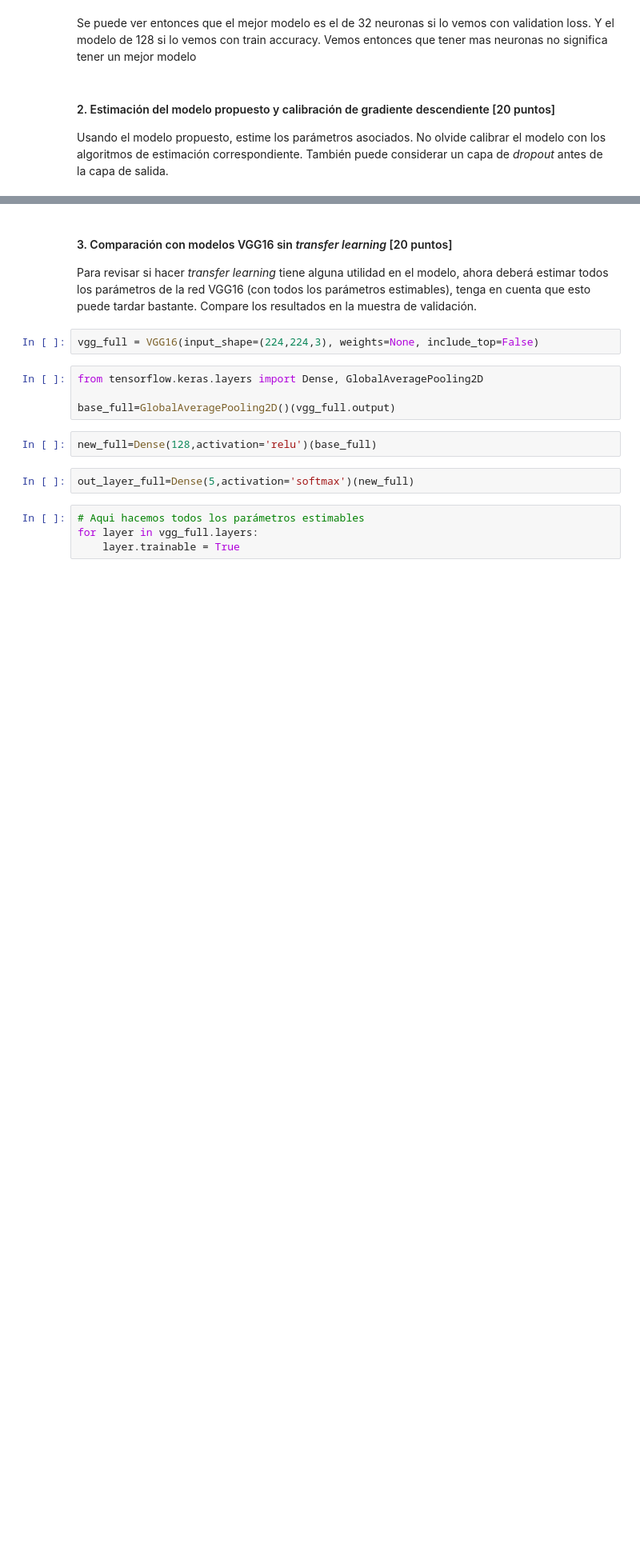
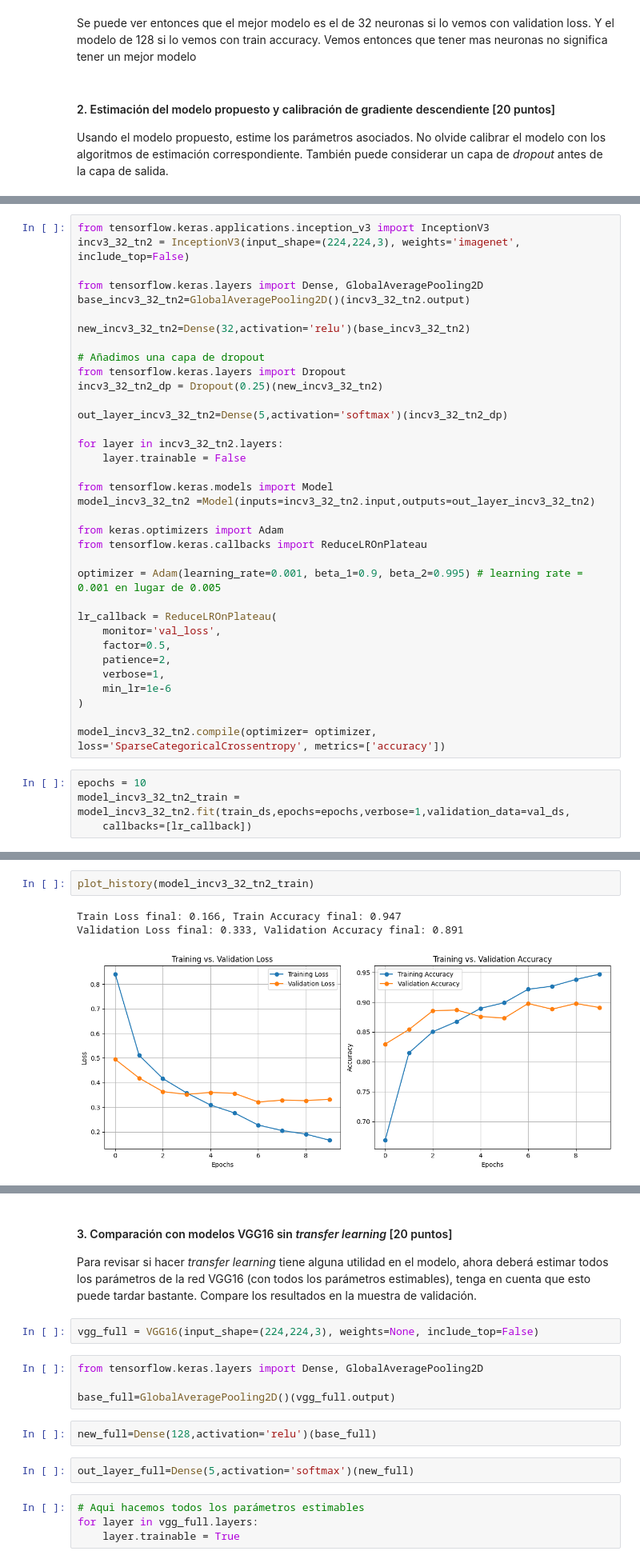
Before and after one commit to juankquintana/deep_learning, a Jupyter notebook: Semana 6/Casos/Caso 1 Sem 6/S6LC2 Caso 1 5 modelos.ipynb, the cells around one changed output, grey strips where cells are left out. Shown at 80% size. Drawn from its saved outputs; the diff is of its cells as text; blank space fills up the shorter version.

```diff
--- a/Semana 6/Casos/Caso 1 Sem 6/S6LC2 Caso 1 5 modelos.ipynb
+++ b/Semana 6/Casos/Caso 1 Sem 6/S6LC2 Caso 1 5 modelos.ipynb
@@ -671,0 +677,39 @@ Usando el modelo propuesto, estime los parámetros asociados. No olvide calibrar
+# %%
+from tensorflow.keras.applications.inception_v3 import InceptionV3
+incv3_32_tn2 = InceptionV3(input_shape=(224,224,3), weights='imagenet', include_top=False)
+
+from tensorflow.keras.layers import Dense, GlobalAveragePooling2D
+base_incv3_32_tn2=GlobalAveragePooling2D()(incv3_32_tn2.output)
+
+new_incv3_32_tn2=Dense(32,activation='relu')(base_incv3_32_tn2)
+
+# Añadimos una capa de dropout
+from tensorflow.keras.layers import Dropout
+incv3_32_tn2_dp = Dropout(0.25)(new_incv3_32_tn2)
+
+out_layer_incv3_32_tn2=Dense(5,activation='softmax')(incv3_32_tn2_dp)
+
+for layer in incv3_32_tn2.layers:
+    layer.trainable = False
+
+from tensorflow.keras.models import Model
+model_incv3_32_tn2 =Model(inputs=incv3_32_tn2.input,outputs=out_layer_incv3_32_tn2)
+
+from keras.optimizers import Adam
+from tensorflow.keras.callbacks import ReduceLROnPlateau
+
+optimizer = Adam(learning_rate=0.001, beta_1=0.9, beta_2=0.995) # learning rate = 0.001 en lugar de 0.005
+
+lr_callback = ReduceLROnPlateau(
+    monitor='val_loss',
+    factor=0.5,
+    patience=2,
+    verbose=1,
+    min_lr=1e-6
+)
+
+model_incv3_32_tn2.compile(optimizer= optimizer, loss='SparseCategoricalCrossentropy', metrics=['accuracy'])
+# %%
+epochs = 10
+model_incv3_32_tn2_train = model_incv3_32_tn2.fit(train_ds,epochs=epochs,verbose=1,validation_data=val_ds,
+    callbacks=[lr_callback])
@@ -671,0 +734,6 @@ Usando el modelo propuesto, estime los parámetros asociados. No olvide calibrar
+# %%
+plot_history(model_incv3_32_tn2_train)
+# %% [output]
+Train Loss final: 0.166, Train Accuracy final: 0.947
+Validation Loss final: 0.333, Validation Accuracy final: 0.891
+[figure, added]
```
Also changed, not shown: parts of 20 cells of this notebook.
